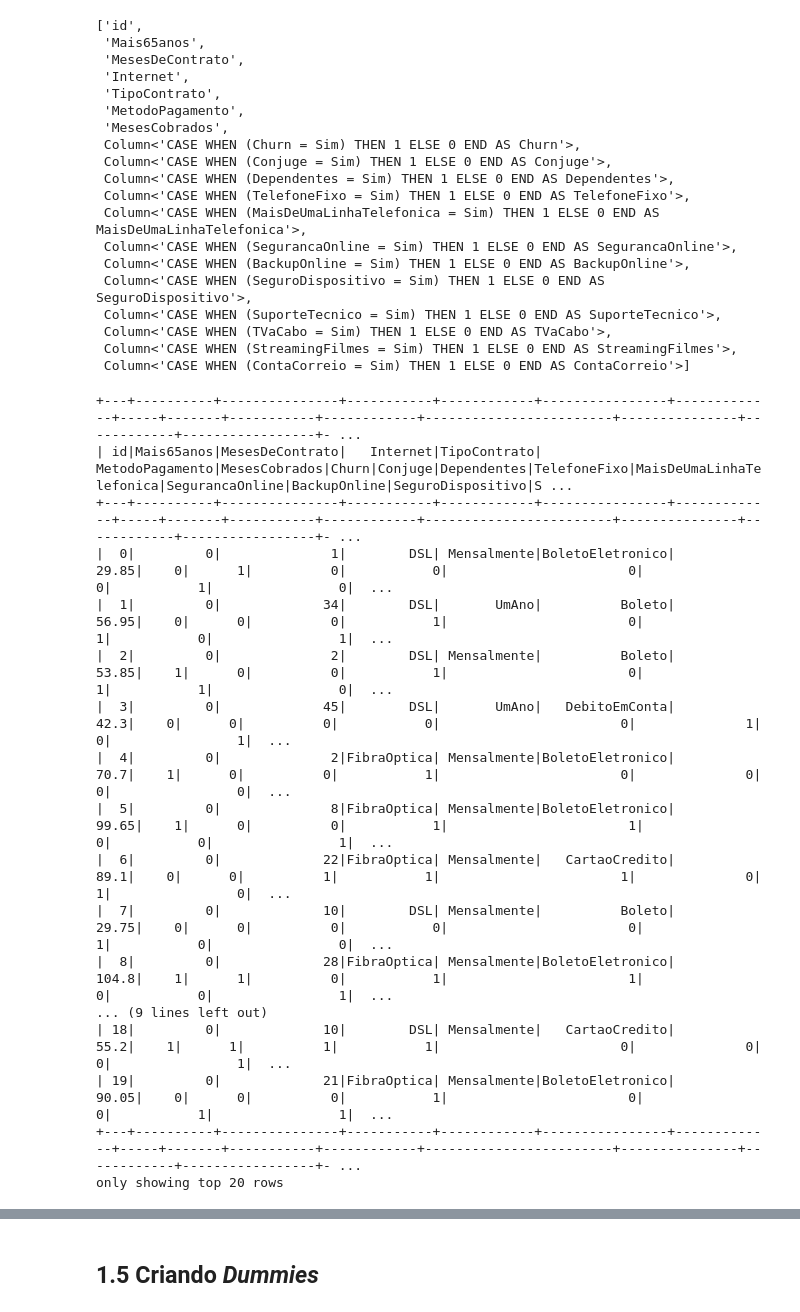
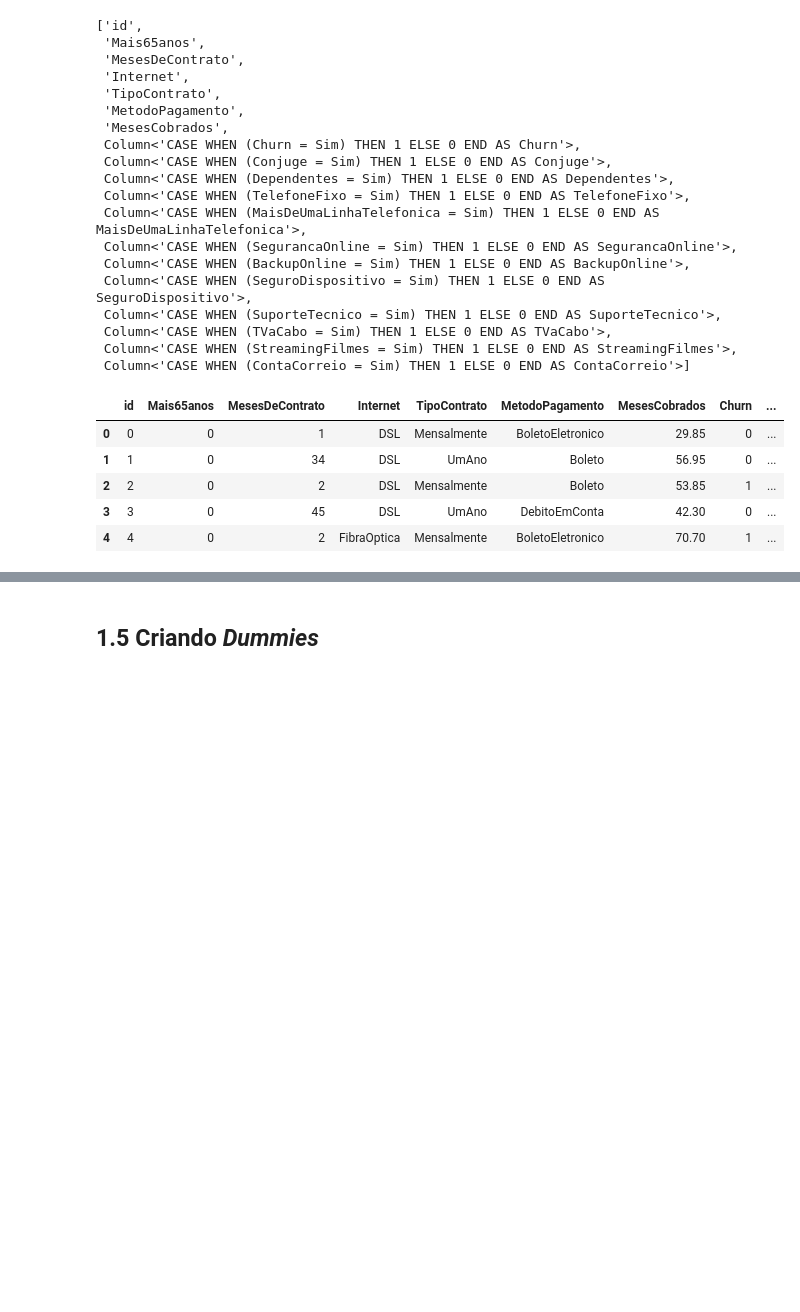
Before and after one commit to francisconog/spark-ml, a Jupyter notebook: notebooks/Spark_classificação.ipynb, the cells around one changed output, grey strips where cells are left out. Cells and saved outputs as stored; diff of their text form; code cells hidden in the pictures; blank space fills up the shorter version.

```diff
--- a/notebooks/Spark_classificação.ipynb
+++ b/notebooks/Spark_classificação.ipynb
@@ -155,25 +165,18 @@ todasColunas
  Column<'CASE WHEN (StreamingFilmes = Sim) THEN 1 ELSE 0 END AS StreamingFilmes'>,
  Column<'CASE WHEN (ContaCorreio = Sim) THEN 1 ELSE 0 END AS ContaCorreio'>]
 # %%
-dados.select(todasColunas).limit(5).toPandas()
+(dados
+     .select(todasColunas)
+     .limit(5)
+     .toPandas()
+)
 # %% [output]
-+---+----------+---------------+-----------+------------+----------------+-------------+-----+-------+-----------+------------+------------------------+---------------+------------+-----------------+- ...
-| id|Mais65anos|MesesDeContrato|   Internet|TipoContrato| MetodoPagamento|MesesCobrados|Churn|Conjuge|Dependentes|TelefoneFixo|MaisDeUmaLinhaTelefonica|SegurancaOnline|BackupOnline|SeguroDispositivo|S ...
-+---+----------+---------------+-----------+------------+----------------+-------------+-----+-------+-----------+------------+------------------------+---------------+------------+-----------------+- ...
-|  0|         0|              1|        DSL| Mensalmente|BoletoEletronico|        29.85|    0|      1|          0|           0|                       0|              0|           1|                0|  ...
-|  1|         0|             34|        DSL|       UmAno|          Boleto|        56.95|    0|      0|          0|           1|                       0|              1|           0|                1|  ...
-|  2|         0|              2|        DSL| Mensalmente|          Boleto|        53.85|    1|      0|          0|           1|                       0|              1|           1|                0|  ...
-|  3|         0|             45|        DSL|       UmAno|   DebitoEmConta|         42.3|    0|      0|          0|           0|                       0|              1|           0|                1|  ...
-|  4|         0|              2|FibraOptica| Mensalmente|BoletoEletronico|         70.7|    1|      0|          0|           1|                       0|              0|           0|                0|  ...
-|  5|         0|              8|FibraOptica| Mensalmente|BoletoEletronico|        99.65|    1|      0|          0|           1|                       1|              0|           0|                1|  ...
-|  6|         0|             22|FibraOptica| Mensalmente|   CartaoCredito|         89.1|    0|      0|          1|           1|                       1|              0|           1|                0|  ...
-|  7|         0|             10|        DSL| Mensalmente|          Boleto|        29.75|    0|      0|          0|           0|                       0|              1|           0|                0|  ...
-|  8|         0|             28|FibraOptica| Mensalmente|BoletoEletronico|        104.8|    1|      1|          0|           1|                       1|              0|           0|                1|  ...
-... (9 lines left out)
-| 18|         0|             10|        DSL| Mensalmente|   CartaoCredito|         55.2|    1|      1|          1|           1|                       0|              0|           0|                1|  ...
-| 19|         0|             21|FibraOptica| Mensalmente|BoletoEletronico|        90.05|    0|      0|          0|           1|                       0|              0|           1|                1|  ...
-+---+----------+---------------+-----------+------------+----------------+-------------+-----+-------+-----------+------------+------------------------+---------------+------------+-----------------+- ...
-only showing top 20 rows
+|  | id | Mais65anos | MesesDeContrato | Internet | TipoContrato | MetodoPagamento | MesesCobrados | Churn | ... |
+| 0 | 0 | 0 | 1 | DSL | Mensalmente | BoletoEletronico | 29.85 | 0 | ... |
+| 1 | 1 | 0 | 34 | DSL | UmAno | Boleto | 56.95 | 0 | ... |
+| 2 | 2 | 0 | 2 | DSL | Mensalmente | Boleto | 53.85 | 1 | ... |
+| 3 | 3 | 0 | 45 | DSL | UmAno | DebitoEmConta | 42.30 | 0 | ... |
+| 4 | 4 | 0 | 2 | FibraOptica | Mensalmente | BoletoEletronico | 70.70 | 1 | ... |
 # %%
 dataset = dados.select(todasColunas)
 # %%
```
Also changed, not shown: parts of 16 cells of this notebook.
